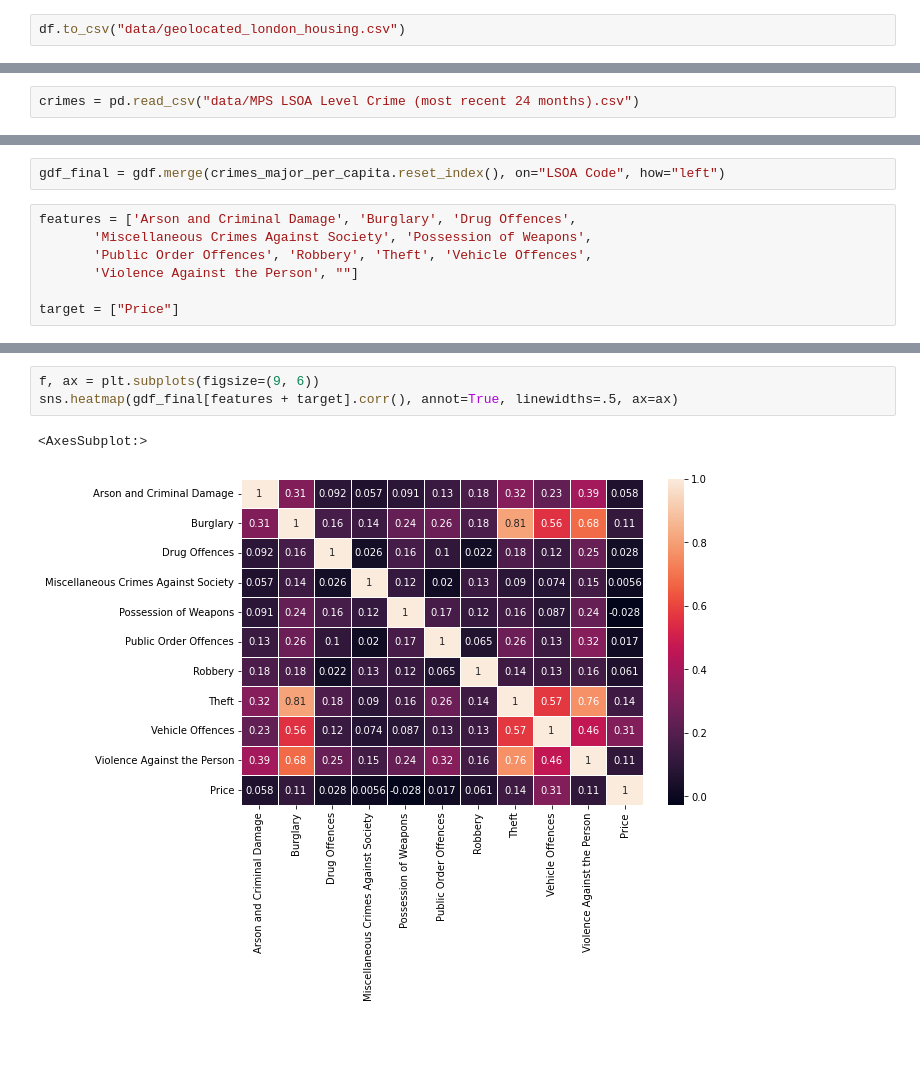
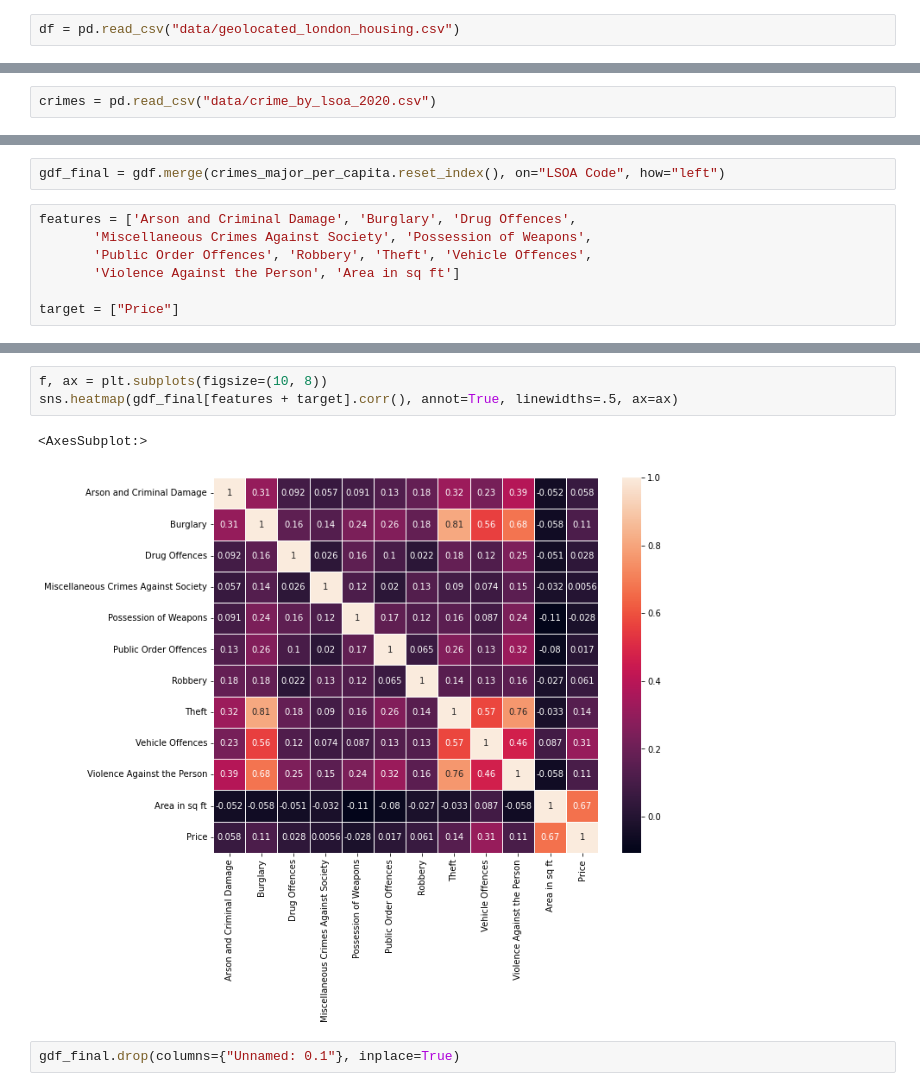
Before and after one commit to ivan-gerov/london_housing_prices, a Jupyter notebook: analysis.ipynb, the cells around one changed output, grey strips where cells are left out. Drawn from its saved outputs; the diff is of its cells as text; blank space fills up the shorter version.

```diff
--- a/analysis.ipynb
+++ b/analysis.ipynb
@@ -122,5 +52,5 @@ df.reset_index(drop=True)
 # %%
-df.to_csv("data/geolocated_london_housing.csv")
+df = pd.read_csv("data/geolocated_london_housing.csv")
 # %%
 crimes = pd.read_csv("data/crime rates.csv")
 # %%
@@ -145,7 +75,7 @@ df.plot(kind="scatter", x="lat", y="lon")
 <AxesSubplot:xlabel='lat', ylabel='lon'>
 [figure]
 # %%
-crimes = pd.read_csv("data/MPS LSOA Level Crime (most recent 24 months).csv")
+crimes = pd.read_csv("data/crime_by_lsoa_2020.csv")
 # %%
 crimes = crimes.groupby(["Major Category", "LSOA Code"]).sum().reset_index()
 # %%
@@ -228,6 +142,6 @@ gdf_final = gdf.merge(crimes_major_per_capita.reset_index(), on="LSOA Code", how
 features = ['Arson and Criminal Damage', 'Burglary', 'Drug Offences',
        'Miscellaneous Crimes Against Society', 'Possession of Weapons',
        'Public Order Offences', 'Robbery', 'Theft', 'Vehicle Offences',
-       'Violence Against the Person', ""]
+       'Violence Against the Person', 'Area in sq ft']
 
 target = ["Price"]
@@ -252,7 +175,9 @@ gdf_final[features + target].corr()
 | Price | 0.057829 | 0.114289 | 0.027637 | 0.005552 | -0.027641 | ... |
 # %%
-f, ax = plt.subplots(figsize=(9, 6))
+f, ax = plt.subplots(figsize=(10, 8))
 sns.heatmap(gdf_final[features + target].corr(), annot=True, linewidths=.5, ax=ax)
 # %% [output]
 <AxesSubplot:>
-[figure, old version]
+[figure, new version]
+# %%
+gdf_final.drop(columns={"Unnamed: 0.1"}, inplace=True)
```
Also changed, not shown: parts of 18 cells of this notebook, 3 other files.
